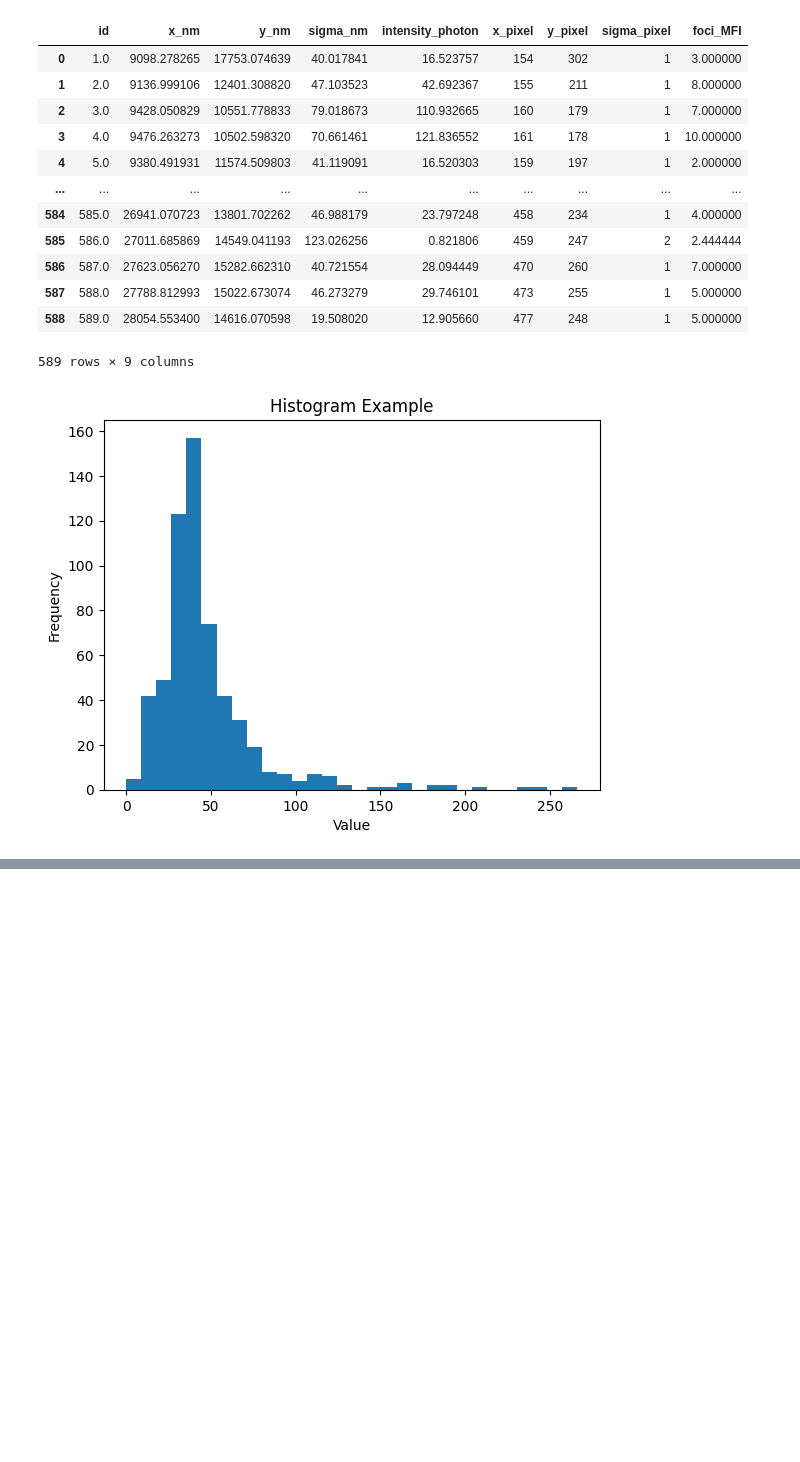
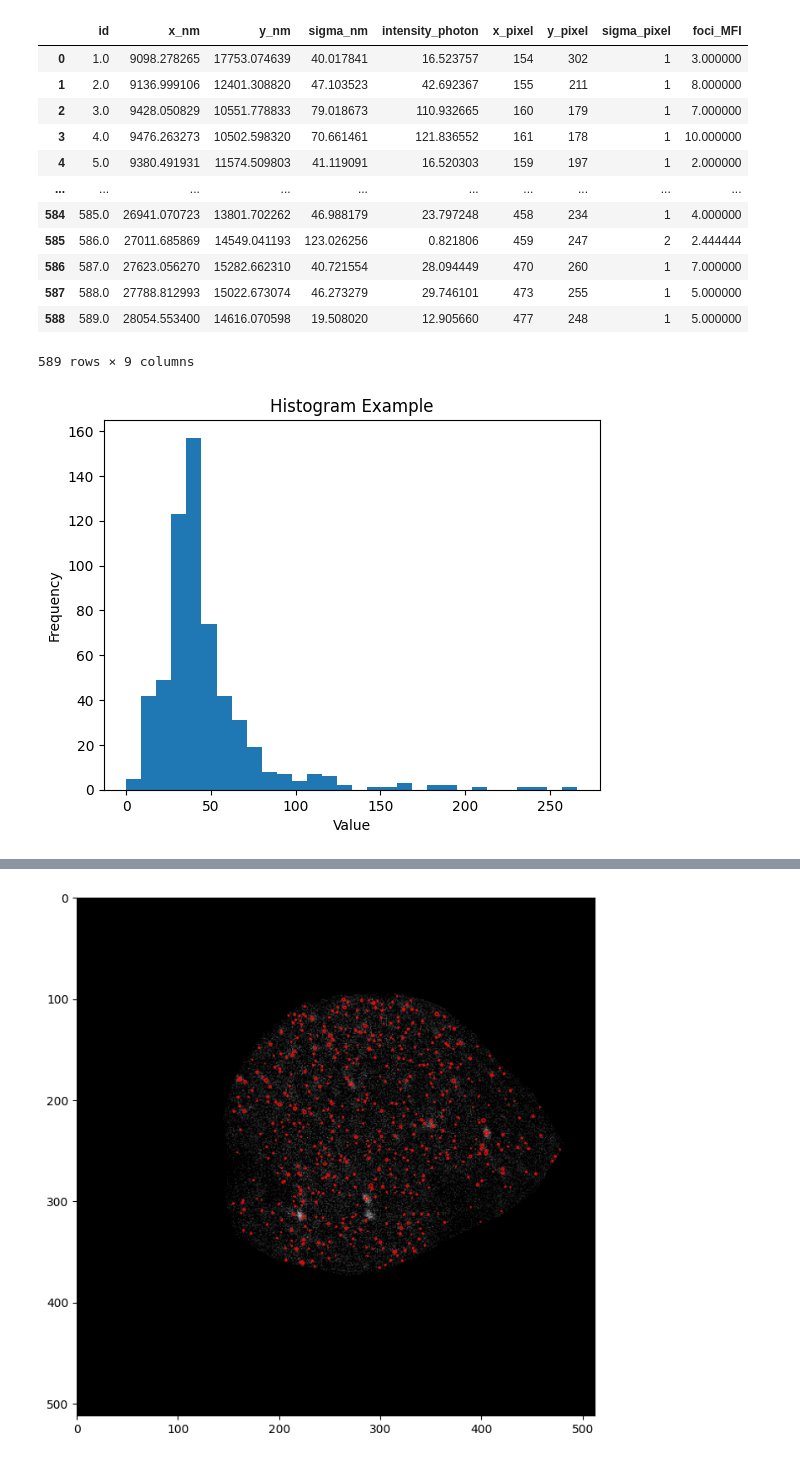
Before and after one commit to Lopatushka/LLPS, a Jupyter notebook: Foci/draft.ipynb, the cells around one changed output, grey strips where cells are left out. Cells and saved outputs as stored; diff of their text form; code cells hidden in the pictures; blank space fills up the shorter version.

```diff
--- a/Foci/draft.ipynb
+++ b/Foci/draft.ipynb
@@ -18,7 +18,7 @@ def filename(path):
     """
     return os.path.splitext(os.path.basename(path))[0]
 
-def _draw_foci_with_radius(image_path, df, px_size_nm, output_path, plot = True, save = True):
+def draw_foci_with_radius(image_path, df, px_size_nm, output_path, plot = True, save = True):
     # Load image
     image = Image.open(image_path)
     image_name = filename(image_path)
@@ -235,0 +247,9 @@ hist(df = data_filetered, column_name = "sigma_nm")
+# %%
+draw_foci_with_radius(image_path = '/mnt/c/users/elopatukhin/Desktop/Miscroscopy/160226_U2OS_fixed/MP_WT_0.3/C2_MP_U2OS_fixed_siORC1_WT0.3_001.nd2_(series_01)_ROI_0234-0314.tif',
+                      df = data_filetered,
+                      px_size_nm = 58.739,
+                      output_path = "",
+                      plot = True,
+                      save = False)
+# %% [output]
+[figure, added]
```
Also changed, not shown: parts of 2 cells of this notebook.
